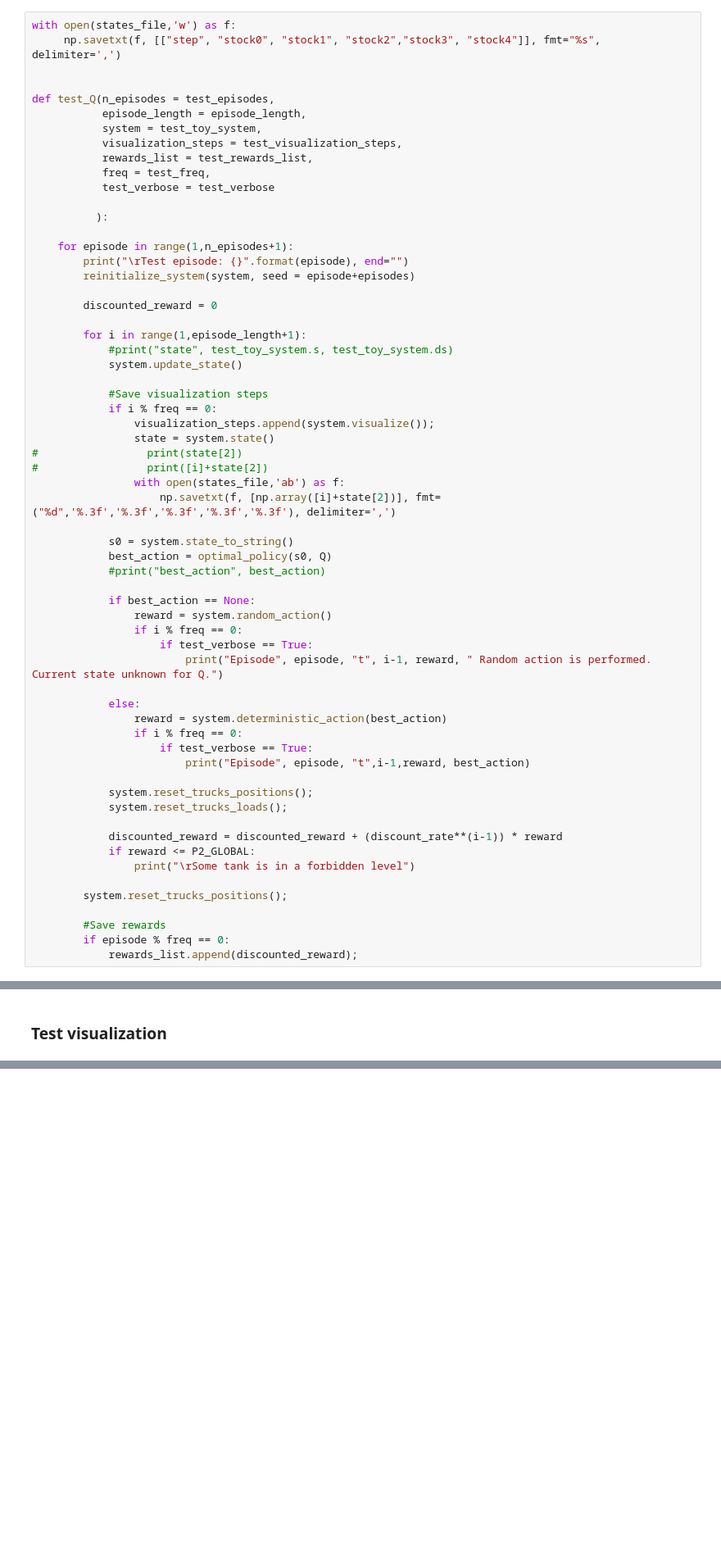
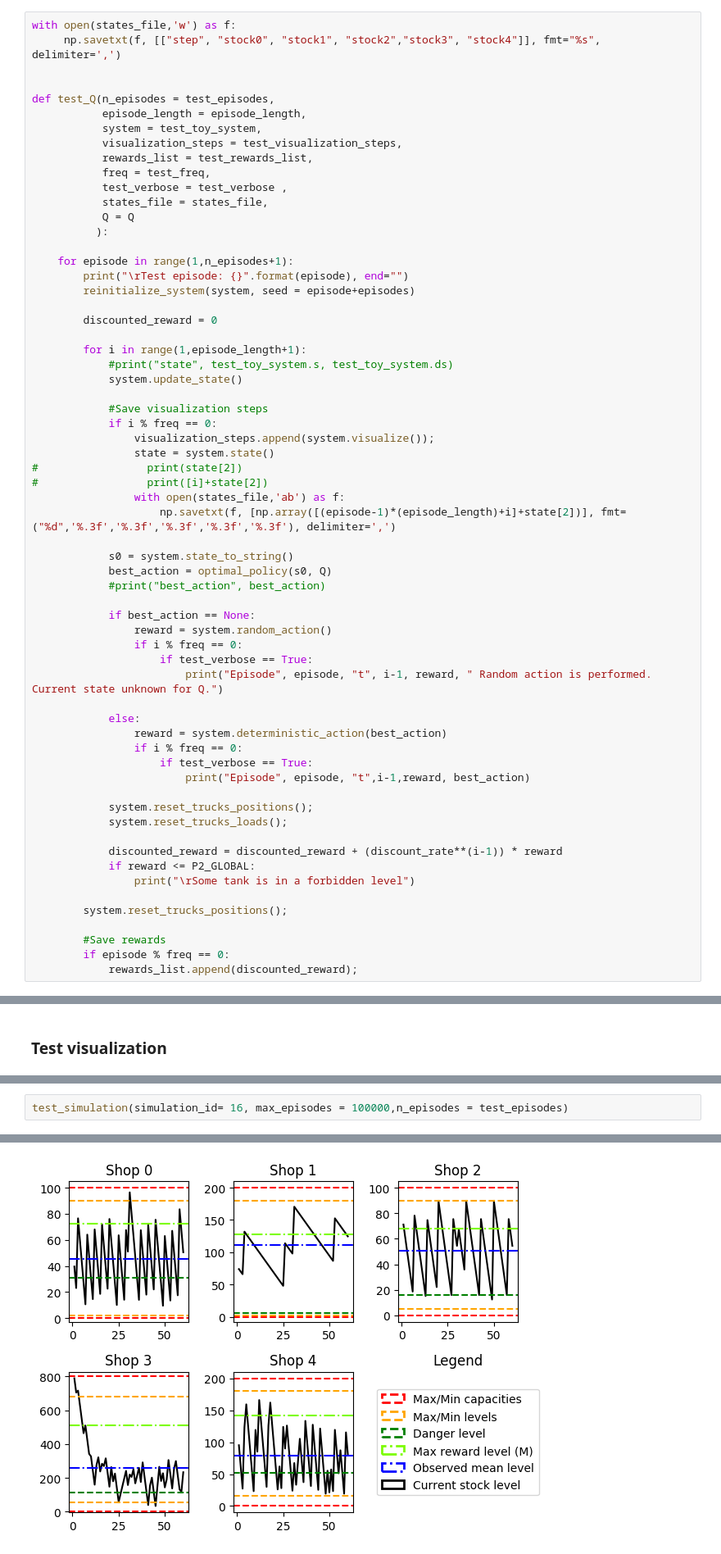
Before and after one commit to dsalgador/master-thesis, a Jupyter notebook: Q-learning/Q-learning-Simulations.ipynb, the cells around one changed output, grey strips where cells are left out. Shown at 82% size. Cells and saved outputs as stored; diff of their text form; blank space fills up the shorter version.

Commit message:
Add automatized functions to visualize test simulations with different id

```diff
--- a/Q-learning/Q-learning-Simulations.ipynb
+++ b/Q-learning/Q-learning-Simulations.ipynb
@@ -433,8 +433,9 @@ def test_Q(n_episodes = test_episodes,
            visualization_steps = test_visualization_steps,
            rewards_list = test_rewards_list,
            freq = test_freq,
-           test_verbose = test_verbose
-
+           test_verbose = test_verbose ,
+           states_file = states_file,
+           Q = Q
           ):
 
     for episode in range(1,n_episodes+1):
@@ -454,7 +455,7 @@ def test_Q(n_episodes = test_episodes,
 #                 print(state[2])
 #                 print([i]+state[2])
                 with open(states_file,'ab') as f:
-                    np.savetxt(f, [np.array([i]+state[2])], fmt=("%d",'%.3f','%.3f','%.3f','%.3f','%.3f'), delimiter=',')
+                    np.savetxt(f, [np.array([(episode-1)*(episode_length)+i]+state[2])], fmt=("%d",'%.3f','%.3f','%.3f','%.3f','%.3f'), delimiter=',')
 
             s0 = system.state_to_string()
             best_action = optimal_policy(s0, Q)
@@ -656,0 +709,3 @@ plt.close()
+# %%
+test_simulation(simulation_id= 16, max_episodes = 100000,n_episodes = test_episodes)
+# %% [output]
@@ -656,0 +713 @@ plt.close()
+[figure, added]
```
Also changed, not shown: parts of 9 cells of this notebook.
